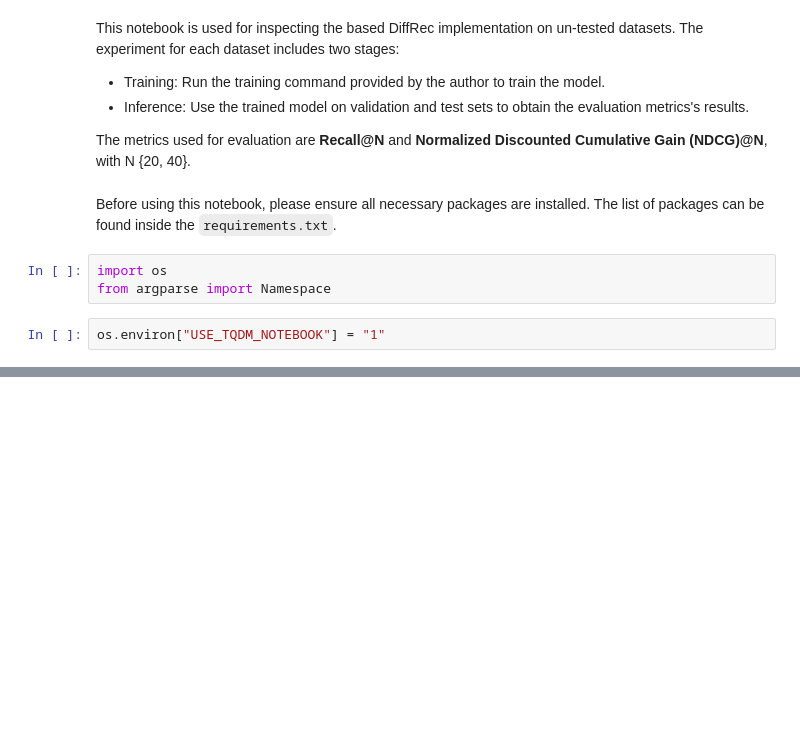
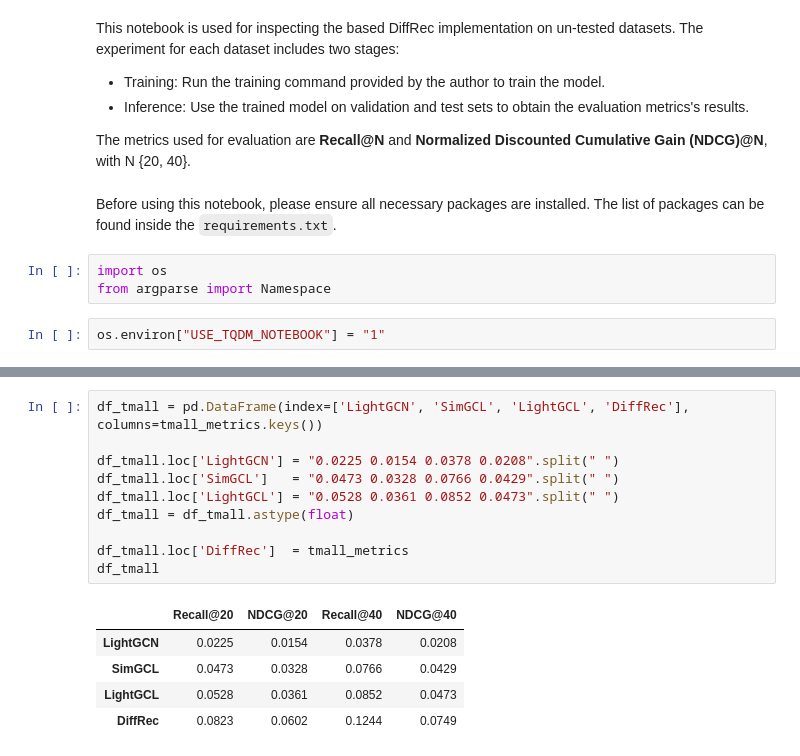
Before and after one commit to Sn-cpp/DiffRec-Gowalla-Tmall, a Jupyter notebook: DiffRec.ipynb, the cells around one changed output, grey strips where cells are left out. Drawn from its saved outputs; the diff is of its cells as text; blank space fills up the shorter version.

```diff
--- a/DiffRec.ipynb
+++ b/DiffRec.ipynb
@@ -131,0 +258,16 @@ if __name__ == "__main__":
+# %%
+df_tmall = pd.DataFrame(index=['LightGCN', 'SimGCL', 'LightGCL', 'DiffRec'], columns=tmall_metrics.keys())
+
+df_tmall.loc['LightGCN'] = "0.0225 0.0154 0.0378 0.0208".split(" ")
+df_tmall.loc['SimGCL']   = "0.0473 0.0328 0.0766 0.0429".split(" ")
+df_tmall.loc['LightGCL'] = "0.0528 0.0361 0.0852 0.0473".split(" ")
+df_tmall = df_tmall.astype(float)
+
+df_tmall.loc['DiffRec']  = tmall_metrics
+df_tmall
+# %% [output]
+|  | Recall@20 | NDCG@20 | Recall@40 | NDCG@40 |
+| LightGCN | 0.0225 | 0.0154 | 0.0378 | 0.0208 |
+| SimGCL | 0.0473 | 0.0328 | 0.0766 | 0.0429 |
+| LightGCL | 0.0528 | 0.0361 | 0.0852 | 0.0473 |
+| DiffRec | 0.0823 | 0.0602 | 0.1244 | 0.0749 |
```
Also changed, not shown: parts of 27 cells of this notebook, 1 other file.
